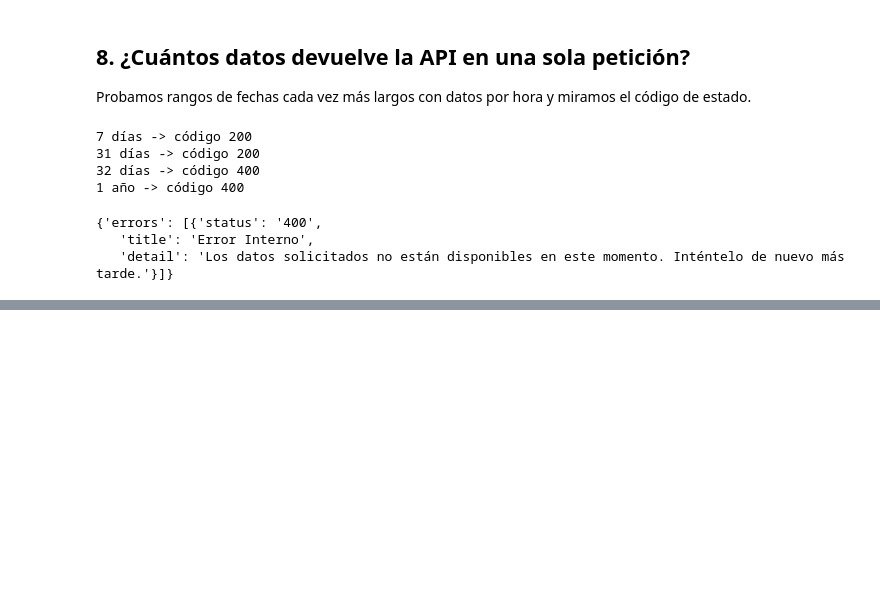
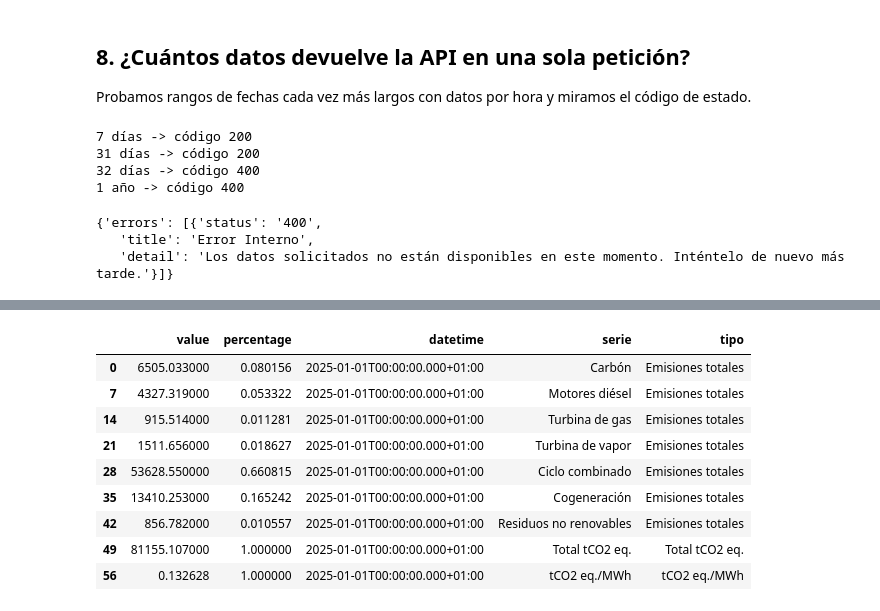
Before and after one commit to cristobalperezolmo/mercado-electrico-espana, a Jupyter notebook: notebooks/01_exploracion_api.ipynb, the cells around one changed output, grey strips where cells are left out. Saved outputs shown, nothing was run; the diff lists cells and outputs as text; code cells hidden in the pictures; blank space fills up the shorter version.

Commit message:
Exploración de emisiones de CO2 y verificación de la intensidad de emisiones
Co-Authored-By: Claude Opus 5.5 <noreply@anthropic.com>

```diff
--- a/notebooks/01_exploracion_api.ipynb
+++ b/notebooks/01_exploracion_api.ipynb
@@ -309,0 +314,13 @@ respuesta.json()
+# %%
+categoria = "generacion"
+widget = "no-renovables-detalle-emisiones-CO2"
+url = f"{URL_BASE}/{categoria}/{widget}"
+
+respuesta = requests.get(url, params=parametros, timeout=60)
+print("Código de estado:", respuesta.status_code)
+
+series = respuesta.json()["included"]
+print("Número de series:", len(series))
+
+for serie in series:
+    print(serie["attributes"]["title"], "->", serie["attributes"]["type"])
@@ -309,0 +339,25 @@ respuesta.json()
+# %%
+# Juntamos las series en una tabla, igual que en la sección 6
+tablas = []
+
+for serie in series:
+    tabla = pd.DataFrame(serie["attributes"]["values"])
+    tabla["serie"] = serie["attributes"]["title"]
+    tabla["tipo"] = serie["attributes"]["type"]
+    tablas.append(tabla)
+
+df_emisiones = pd.concat(tablas, ignore_index=True)
+
+# Solo el primer día, para ver todas las series de un vistazo
+df_emisiones[df_emisiones["datetime"] == df_emisiones["datetime"].iloc[0]]
+# %% [output]
+|  | value | percentage | datetime | serie | tipo |
+| 0 | 6505.033000 | 0.080156 | 2025-01-01T00:00:00.000+01:00 | Carbón | Emisiones totales |
+| 7 | 4327.319000 | 0.053322 | 2025-01-01T00:00:00.000+01:00 | Motores diésel | Emisiones totales |
+| 14 | 915.514000 | 0.011281 | 2025-01-01T00:00:00.000+01:00 | Turbina de gas | Emisiones totales |
+| 21 | 1511.656000 | 0.018627 | 2025-01-01T00:00:00.000+01:00 | Turbina de vapor | Emisiones totales |
+| 28 | 53628.550000 | 0.660815 | 2025-01-01T00:00:00.000+01:00 | Ciclo combinado | Emisiones totales |
+| 35 | 13410.253000 | 0.165242 | 2025-01-01T00:00:00.000+01:00 | Cogeneración | Emisiones totales |
+| 42 | 856.782000 | 0.010557 | 2025-01-01T00:00:00.000+01:00 | Residuos no renovables | Emisiones totales |
+| 49 | 81155.107000 | 1.000000 | 2025-01-01T00:00:00.000+01:00 | Total tCO2 eq. | Total tCO2 eq. |
+| 56 | 0.132628 | 1.000000 | 2025-01-01T00:00:00.000+01:00 | tCO2 eq./MWh | tCO2 eq./MWh |
```
Also changed, not shown: parts of 4 cells of this notebook.
